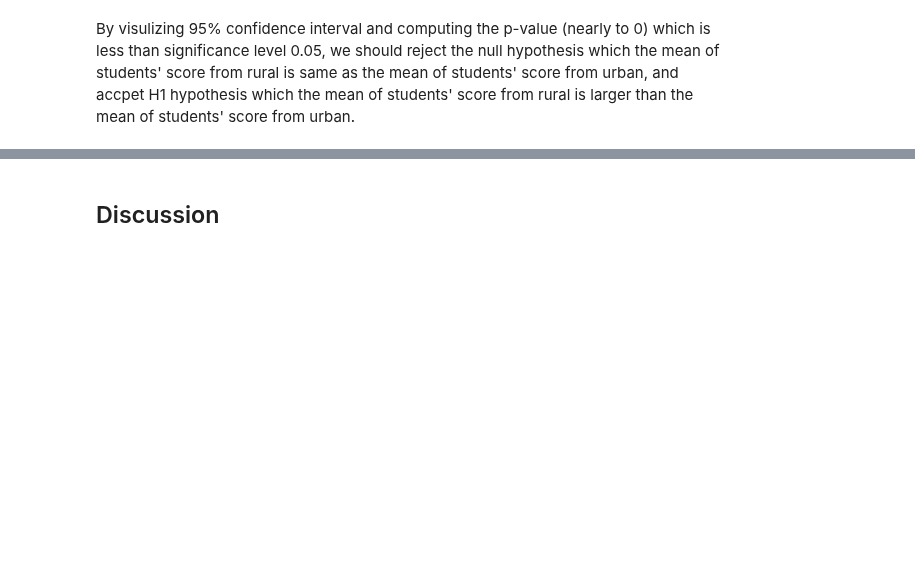
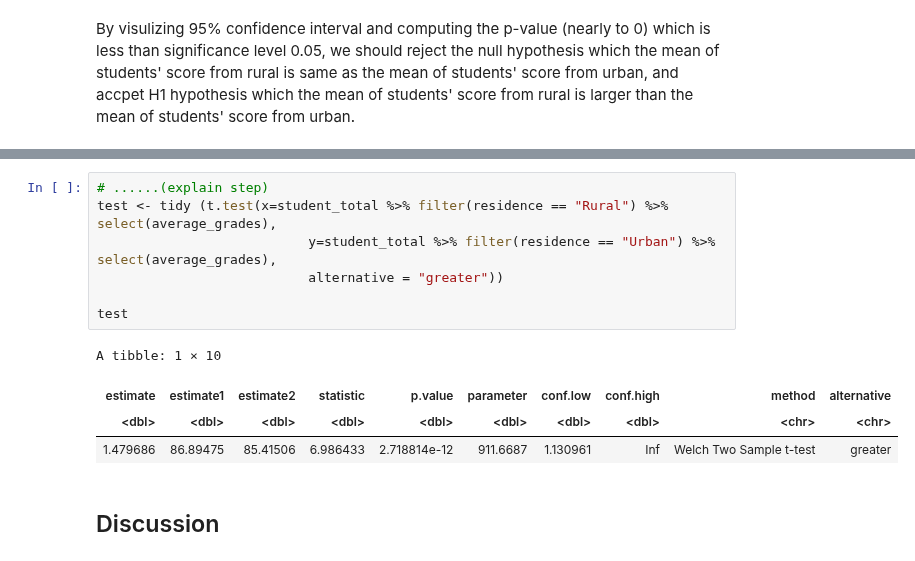
Before and after one commit to Zhangcheng0410/stat201, a Jupyter notebook: final_report.ipynb, the cells around one changed output, grey strips where cells are left out. Drawn from its saved outputs; the diff is of its cells as text; blank space fills up the shorter version.

```diff
--- a/final_report.ipynb
+++ b/final_report.ipynb
@@ -300,3 +357,15 @@ By visulizing 95% confidence interval and computing the p-value (nearly to 0) wh
+# %%
+# ......(explain step)
+test <- tidy (t.test(x=student_total %>% filter(residence == "Rural") %>% select(average_grades),
+                           y=student_total %>% filter(residence == "Urban") %>% select(average_grades),
+                           alternative = "greater"))
+
+test
+# %% [output]
+A tibble: 1 × 10
+| estimate | estimate1 | estimate2 | statistic | p.value | parameter | conf.low | conf.high | method | alternative |
+| <dbl> | <dbl> | <dbl> | <dbl> | <dbl> | <dbl> | <dbl> | <dbl> | <chr> | <chr> |
+| 1.479686 | 86.89475 | 85.41506 | 6.986433 | 2.718814e-12 | 911.6687 | 1.130961 | Inf | Welch Two Sample t-test | greater |
 # %% [markdown]
 ## Discussion
 # %% [markdown]
```
Also changed, not shown: parts of 11 cells of this notebook.
